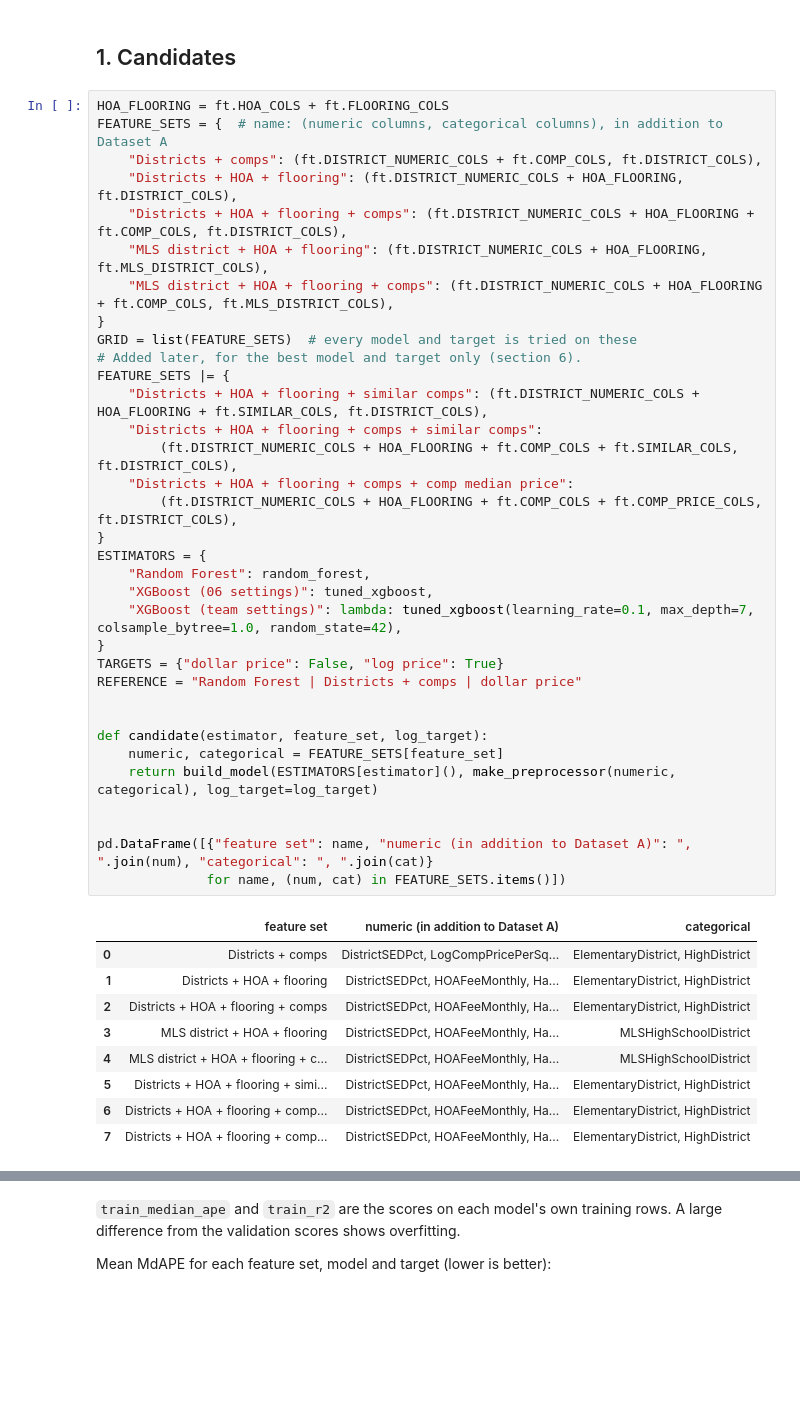
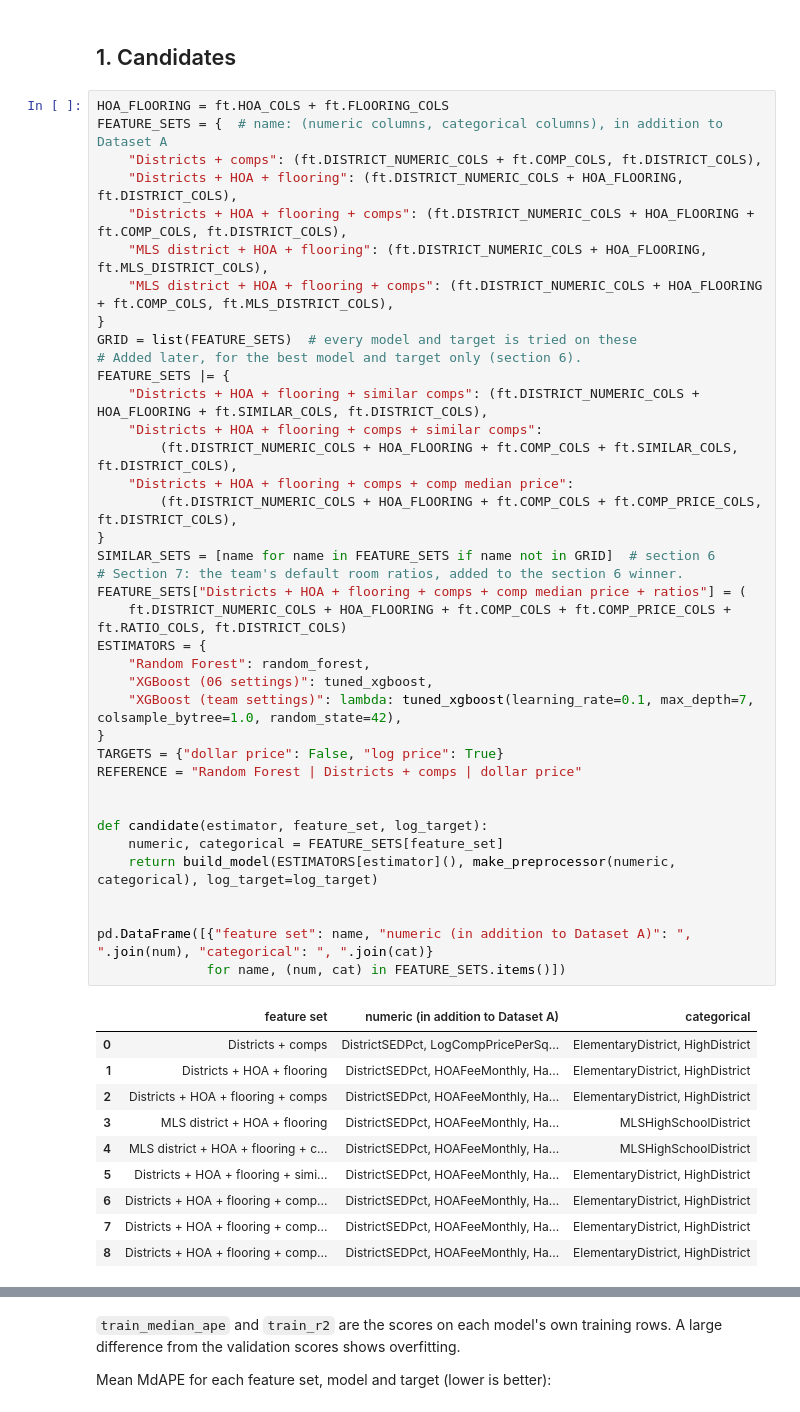
Before and after one commit to r0hankrishnan/IDX-Exchange-Data-Science, a Jupyter notebook: notebooks/07_final_model_selection.ipynb, the cells around one changed output, grey strips where cells are left out. Drawn from its saved outputs; the diff is of its cells as text; blank space fills up the shorter version.

```diff
--- a/notebooks/07_final_model_selection.ipynb
+++ b/notebooks/07_final_model_selection.ipynb
@@ -77,32 +78,37 @@ FEATURE_SETS |= {
         (ft.DISTRICT_NUMERIC_COLS + HOA_FLOORING + ft.COMP_COLS + ft.SIMILAR_COLS, ft.DISTRICT_COLS),
     "Districts + HOA + flooring + comps + comp median price":
         (ft.DISTRICT_NUMERIC_COLS + HOA_FLOORING + ft.COMP_COLS + ft.COMP_PRICE_COLS, ft.DISTRICT_COLS),
 }
+SIMILAR_SETS = [name for name in FEATURE_SETS if name not in GRID]  # section 6
+# Section 7: the team's default room ratios, added to the section 6 winner.
+FEATURE_SETS["Districts + HOA + flooring + comps + comp median price + ratios"] = (
+    ft.DISTRICT_NUMERIC_COLS + HOA_FLOORING + ft.COMP_COLS + ft.COMP_PRICE_COLS + ft.RATIO_COLS, ft.DISTRICT_COLS)
 ESTIMATORS = {
     "Random Forest": random_forest,
     "XGBoost (06 settings)": tuned_xgboost,
     "XGBoost (team settings)": lambda: tuned_xgboost(learning_rate=0.1, max_depth=7, colsample_bytree=1.0, random_state=42),
 }
 TARGETS = {"dollar price": False, "log price": True}
 REFERENCE = "Random Forest | Districts + comps | dollar price"
 
 
 def candidate(estimator, feature_set, log_target):
     numeric, categorical = FEATURE_SETS[feature_set]
     return build_model(ESTIMATORS[estimator](), make_preprocessor(numeric, categorical), log_target=log_target)
 
 
 pd.DataFrame([{"feature set": name, "numeric (in addition to Dataset A)": ", ".join(num), "categorical": ", ".join(cat)}
               for name, (num, cat) in FEATURE_SETS.items()])
 # %% [output]
 |  | feature set | numeric (in addition to Dataset A) | categorical |
 | 0 | Districts + comps | DistrictSEDPct, LogCompPricePerSq... | ElementaryDistrict, HighDistrict |
 | 1 | Districts + HOA + flooring | DistrictSEDPct, HOAFeeMonthly, Ha... | ElementaryDistrict, HighDistrict |
 | 2 | Districts + HOA + flooring + comps | DistrictSEDPct, HOAFeeMonthly, Ha... | ElementaryDistrict, HighDistrict |
 | 3 | MLS district + HOA + flooring | DistrictSEDPct, HOAFeeMonthly, Ha... | MLSHighSchoolDistrict |
 | 4 | MLS district + HOA + flooring + c... | DistrictSEDPct, HOAFeeMonthly, Ha... | MLSHighSchoolDistrict |
 | 5 | Districts + HOA + flooring + simi... | DistrictSEDPct, HOAFeeMonthly, Ha... | ElementaryDistrict, HighDistrict |
 | 6 | Districts + HOA + flooring + comp... | DistrictSEDPct, HOAFeeMonthly, Ha... | ElementaryDistrict, HighDistrict |
 | 7 | Districts + HOA + flooring + comp... | DistrictSEDPct, HOAFeeMonthly, Ha... | ElementaryDistrict, HighDistrict |
+| 8 | Districts + HOA + flooring + comp... | DistrictSEDPct, HOAFeeMonthly, Ha... | ElementaryDistrict, HighDistrict |
 # %% [markdown]
 ## 2. Validation backtest
```
Also changed, not shown: parts of 25 cells of this notebook, 3 other files.
